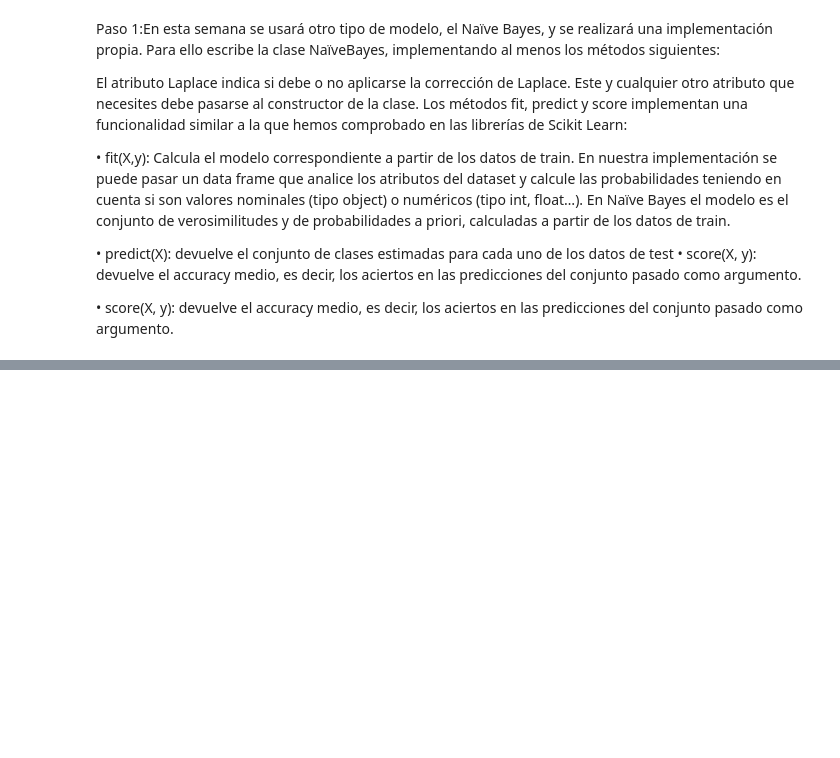
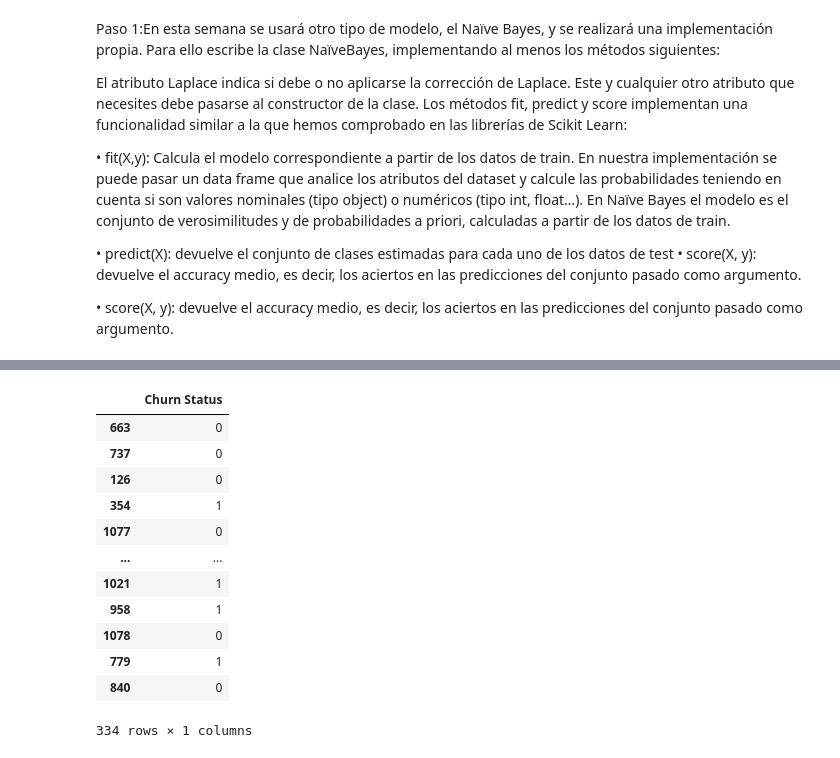
Before and after one commit to daviloncio/repositorio2, a Jupyter notebook: p3_aa/AA1_P3-12_Viernes_11.ipynb, the cells around one changed output, grey strips where cells are left out. Saved outputs shown, nothing was run; the diff lists cells and outputs as text; code cells hidden in the pictures; blank space fills up the shorter version.

```diff
--- a/p3_aa/AA1_P3-12_Viernes_11.ipynb
+++ b/p3_aa/AA1_P3-12_Viernes_11.ipynb
@@ -746,0 +880,19 @@ class Naive_Bayes:
+# %%
+pd.DataFrame(y_test)
+#pd.DataFrame(x_train_scaled)
+#muestras_c0=pd.DataFrame(muestras_c0)
+#muestras_c0.info()
+# %% [output]
+|  | Churn Status |
+| 663 | 0 |
+| 737 | 0 |
+| 126 | 0 |
+| 354 | 1 |
+| 1077 | 0 |
+| ... | ... |
+| 1021 | 1 |
+| 958 | 1 |
+| 1078 | 0 |
+| 779 | 1 |
+| 840 | 0 |
+334 rows × 1 columns
```
Also changed, not shown: parts of 16 cells of this notebook.
